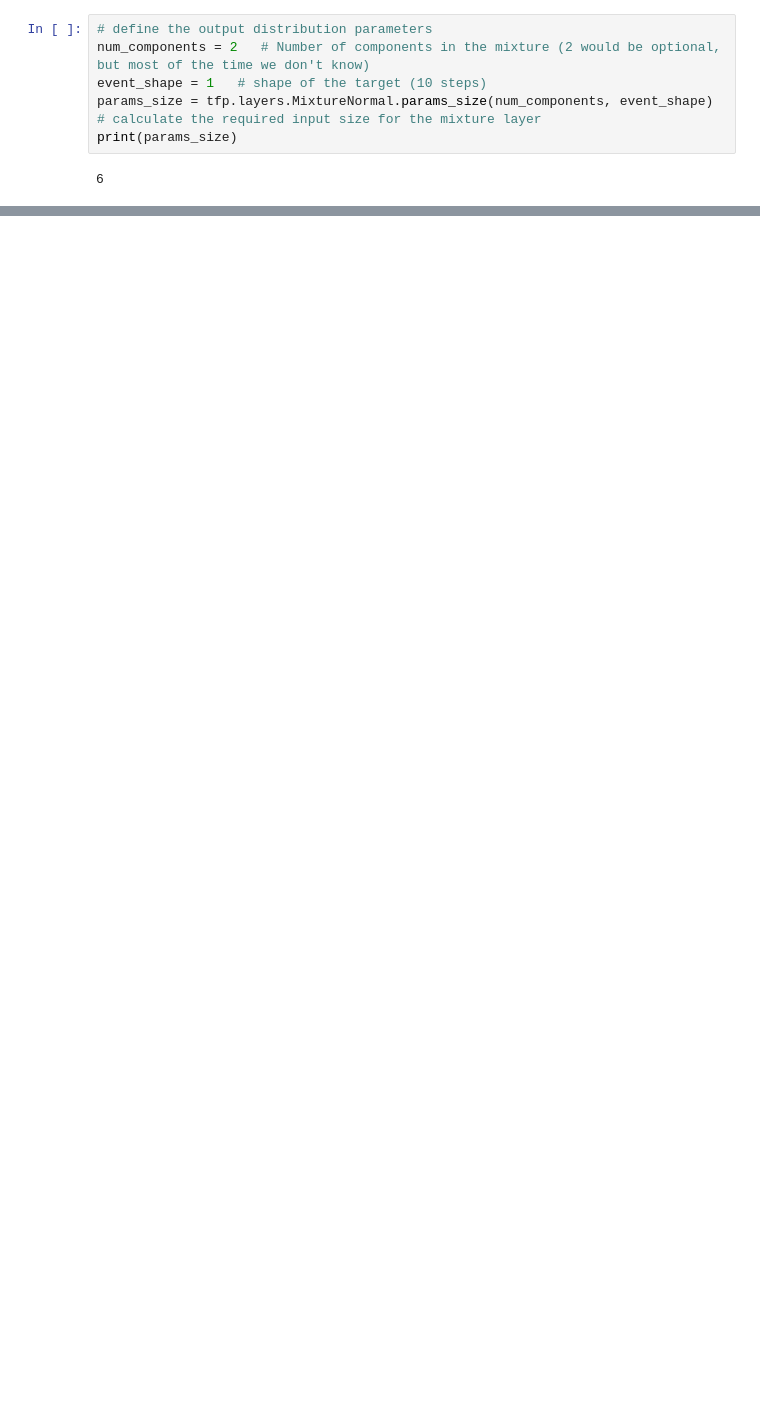
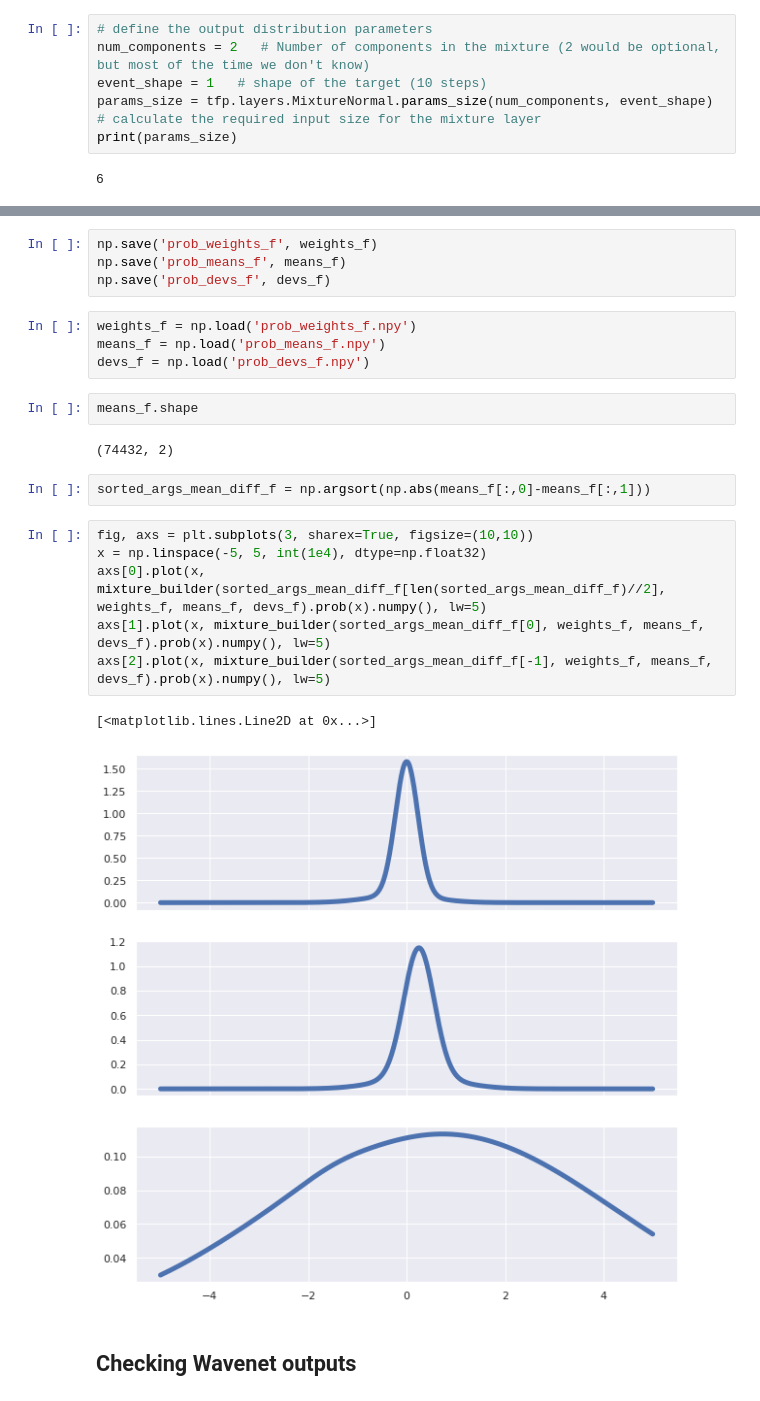
Before and after one commit to sinusgamma/probabilistic_wavenet_fx, a Jupyter notebook: wavenet_fx3.ipynb, the cells around one changed output, grey strips where cells are left out. Drawn from its saved outputs; the diff is of its cells as text; blank space fills up the shorter version.

```diff
--- a/wavenet_fx3.ipynb
+++ b/wavenet_fx3.ipynb
@@ -1447,0 +1477,25 @@ KeyboardInterrupt:
+# %%
+np.save('prob_weights_f', weights_f)
+np.save('prob_means_f', means_f)
+np.save('prob_devs_f', devs_f)
+# %%
+weights_f = np.load('prob_weights_f.npy')
+means_f = np.load('prob_means_f.npy')
+devs_f = np.load('prob_devs_f.npy')
+# %%
+means_f.shape
+# %% [output]
+(74432, 2)
+# %%
+sorted_args_mean_diff_f = np.argsort(np.abs(means_f[:,0]-means_f[:,1]))
+# %%
+fig, axs = plt.subplots(3, sharex=True, figsize=(10,10))
+x = np.linspace(-5, 5, int(1e4), dtype=np.float32)
+axs[0].plot(x, mixture_builder(sorted_args_mean_diff_f[len(sorted_args_mean_diff_f)//2], weights_f, means_f, devs_f).prob(x).numpy(), lw=5)
+axs[1].plot(x, mixture_builder(sorted_args_mean_diff_f[0], weights_f, means_f, devs_f).prob(x).numpy(), lw=5)
+axs[2].plot(x, mixture_builder(sorted_args_mean_diff_f[-1], weights_f, means_f, devs_f).prob(x).numpy(), lw=5)
+# %% [output]
+[<matplotlib.lines.Line2D at 0x...>]
+[figure, added]
+# %% [markdown]
+## Checking Wavenet outputs
```
Also changed, not shown: parts of 30 cells of this notebook, 10 other files.
